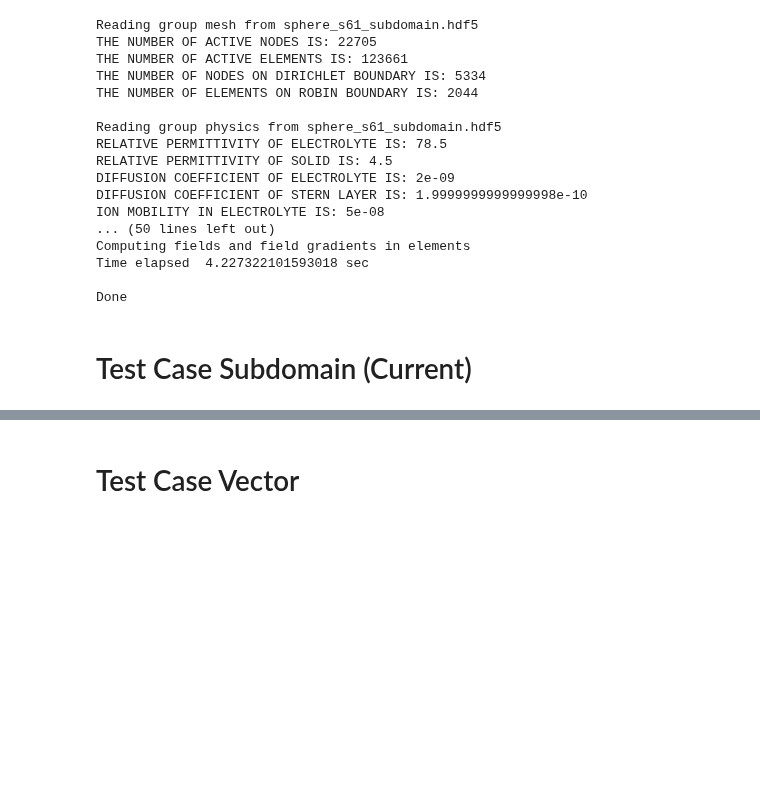
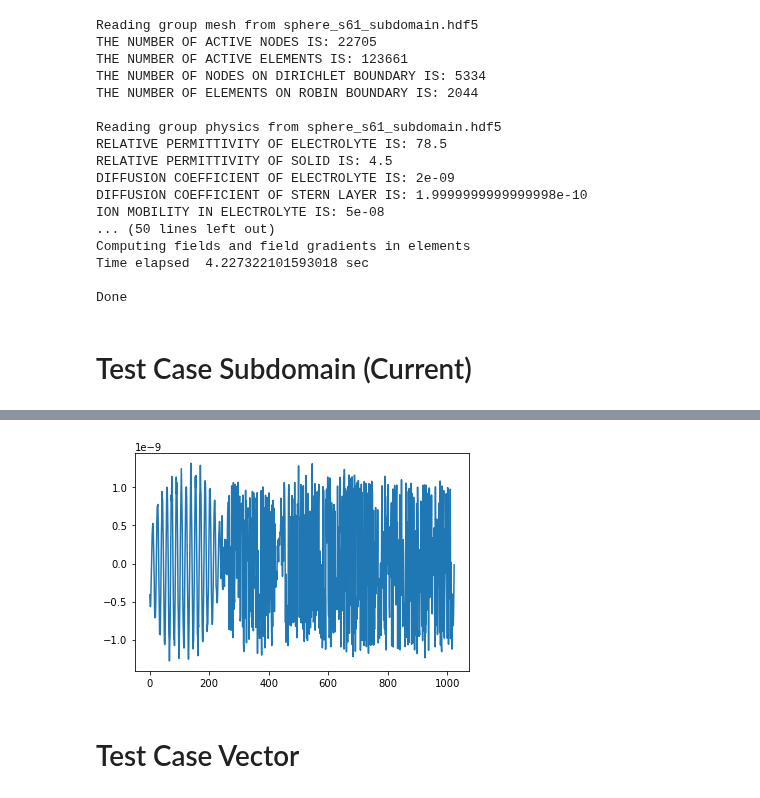
Before and after one commit to yuccadrew/sip, a Jupyter notebook: test_sphere_s61.ipynb, the cells around one changed output, grey strips where cells are left out. Cells and saved outputs as stored; diff of their text form; code cells hidden in the pictures; blank space fills up the shorter version.

```diff
--- a/test_sphere_s61.ipynb
+++ b/test_sphere_s61.ipynb
@@ -1395,3 +1664,12 @@ Done
+# %%
+%matplotlib inline
+import matplotlib.pyplot as plt
+
+fig,ax=plt.subplots()
+ax.plot(np.real(unod2[nind_stern,:]))
+plt.show()
+# %% [output]
+[figure, added]
 # %% [markdown]
 # Test Case Vector
 # %%
```
Also changed, not shown: parts of 14 cells of this notebook.
